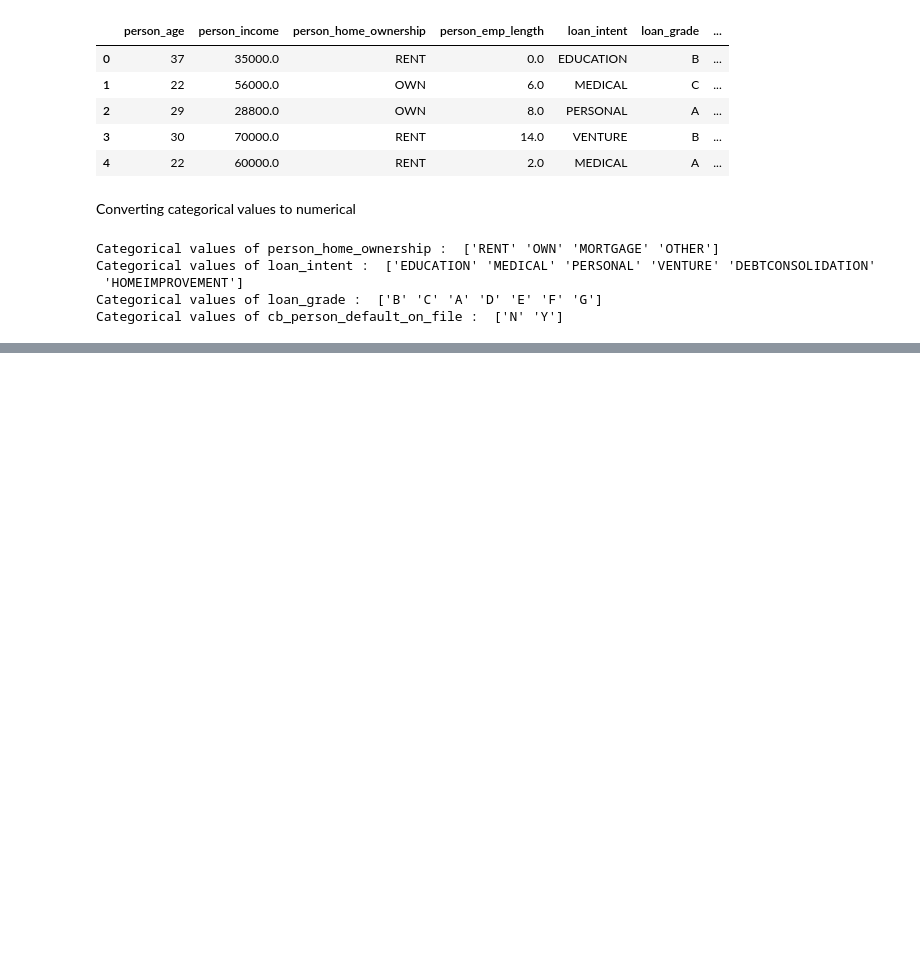
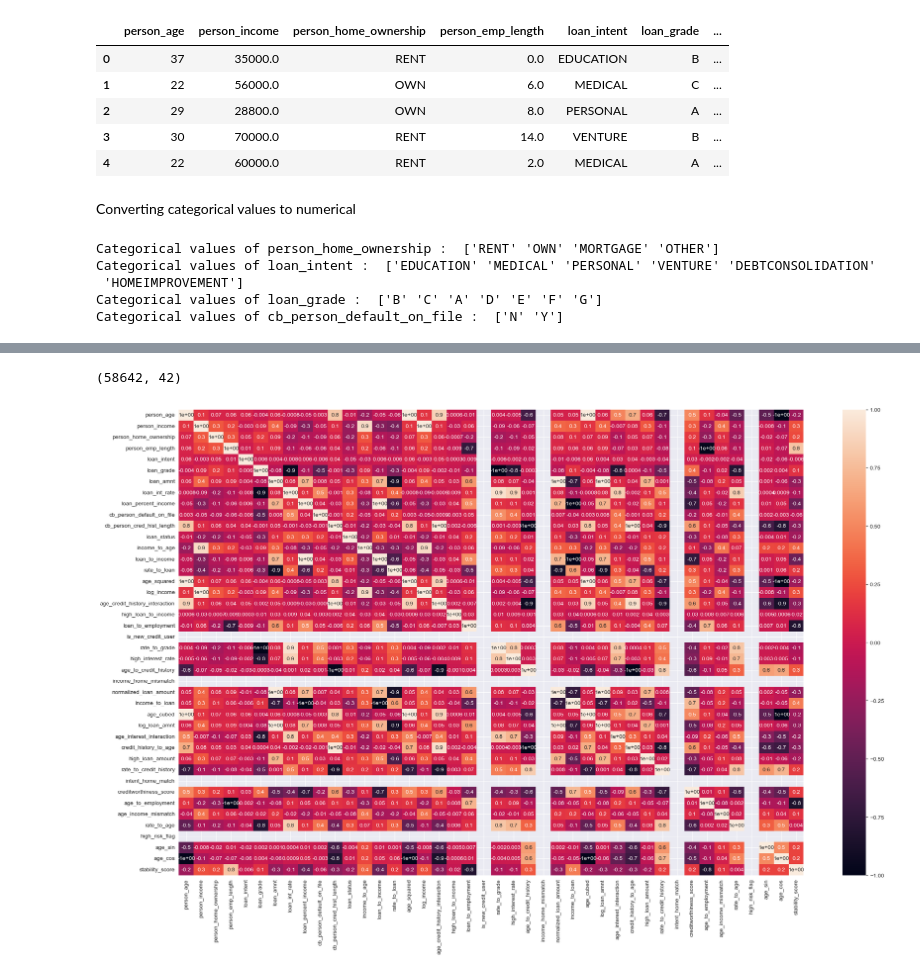
Before and after one commit to JacksonZZS/Capstone-Project, a Jupyter notebook: machine_learning.ipynb, the cells around one changed output, grey strips where cells are left out. Drawn from its saved outputs; the diff is of its cells as text; code cells hidden in the pictures; blank space fills up the shorter version.

```diff
--- a/machine_learning.ipynb
+++ b/machine_learning.ipynb
@@ -124,0 +145,51 @@ warnings.simplefilter(action='default', category=FutureWarning)
+# %%
+from sklearn.preprocessing import PolynomialFeatures
+
+def create_features(train):
+    df['income_to_age'] = df['person_income'] / df['person_age']
+    df['loan_to_income'] = df['loan_amnt'] / df['person_income']
+    df['rate_to_loan'] = df['loan_int_rate'] / df['loan_amnt']
+    df['age_squared'] = df['person_age'] ** 2
+    df['log_income'] = np.log1p(df['person_income'])
+    df['age_credit_history_interaction'] = df['person_age'] * df['cb_person_cred_hist_length']
+    df['high_loan_to_income'] = (df['loan_percent_income'] > 0.5).astype(int)
+    df['loan_to_employment'] = df['loan_amnt'] / (df['person_emp_length'] + 1)
+    df['is_new_credit_user'] = (df['cb_person_cred_hist_length'] < 2).astype(int)
+    df['rate_to_grade'] = df.groupby('loan_grade')['loan_int_rate'].transform('mean')
+    df['high_interest_rate'] = (df['loan_int_rate'] > df['loan_int_rate'].mean()).astype(int)
+    df['age_to_credit_history'] = df['person_age'] / (df['cb_person_cred_hist_length'] + 1)
+    df['income_home_mismatch'] = ((df['person_income'] > df['person_income'].quantile(0.8)) & (df['person_home_ownership'] == 'RENT')).astype(int)
+    df['normalized_loan_amount'] = df.groupby('loan_intent')['loan_amnt'].transform(lambda x: (x - x.mean()) / x.std())
+    df['income_to_loan'] = df['person_income'] / df['loan_amnt']
+    df['age_cubed'] = df['person_age'] ** 3
+    df['log_loan_amnt'] = np.log1p(df['loan_amnt'])
+    df['age_interest_interaction'] = df['person_age'] * df['loan_int_rate']
+    df['credit_history_to_age'] = df['cb_person_cred_hist_length'] / df['person_age']
+    df['high_loan_amount'] = (df['loan_amnt'] > df['loan_amnt'].quantile(0.75)).astype(int)
+    df['rate_to_credit_history'] = df['loan_int_rate'] / (df['cb_person_cred_hist_length'] + 1)
+    df['intent_home_match'] = ((df['loan_intent'] == 'HOMEIMPROVEMENT') & (df['person_home_ownership'] == 'OWN')).astype(int)
+    df['creditworthiness_score'] = (df['person_income'] / (df['loan_amnt'] * df['loan_int_rate'])) * (df['cb_person_cred_hist_length'] + 1)
+    df['age_to_employment'] = df['person_age'] / (df['person_emp_length'] + 1)
+    df['age_income_mismatch'] = ((df['person_age'] < 30) & (df['person_income'] > df['person_income'].quantile(0.9))).astype(int)
+    df['rate_to_age'] = df['loan_int_rate'] / df['person_age']
+    df['high_risk_flag'] = ((df['loan_percent_income'] > 0.4) &
+                            (df['loan_int_rate'] > df['loan_int_rate'].mean()) &
+                            (df['cb_person_default_on_file'] == 'Y')).astype(int)
+
+    df['age_sin'] = np.sin(2 * np.pi * df['person_age'] / 100)
+    df['age_cos'] = np.cos(2 * np.pi * df['person_age'] / 100)
+    df['stability_score'] = (df['person_emp_length'] * df['person_income']) / (df['loan_amnt'] * (df['cb_person_cred_hist_length'] + 1))
+
+    return train
+
+df= create_features(df)
+# %%
+df.shape
+# %% [output]
+(58642, 42)
+# %%
+plt.figure(figsize=(25,15))
+sns.heatmap(df.corr(method='spearman'), annot=True, fmt=".1")
+plt.show()
+# %% [output]
+[figure, added]
```
Also changed, not shown: parts of 8 cells of this notebook.
